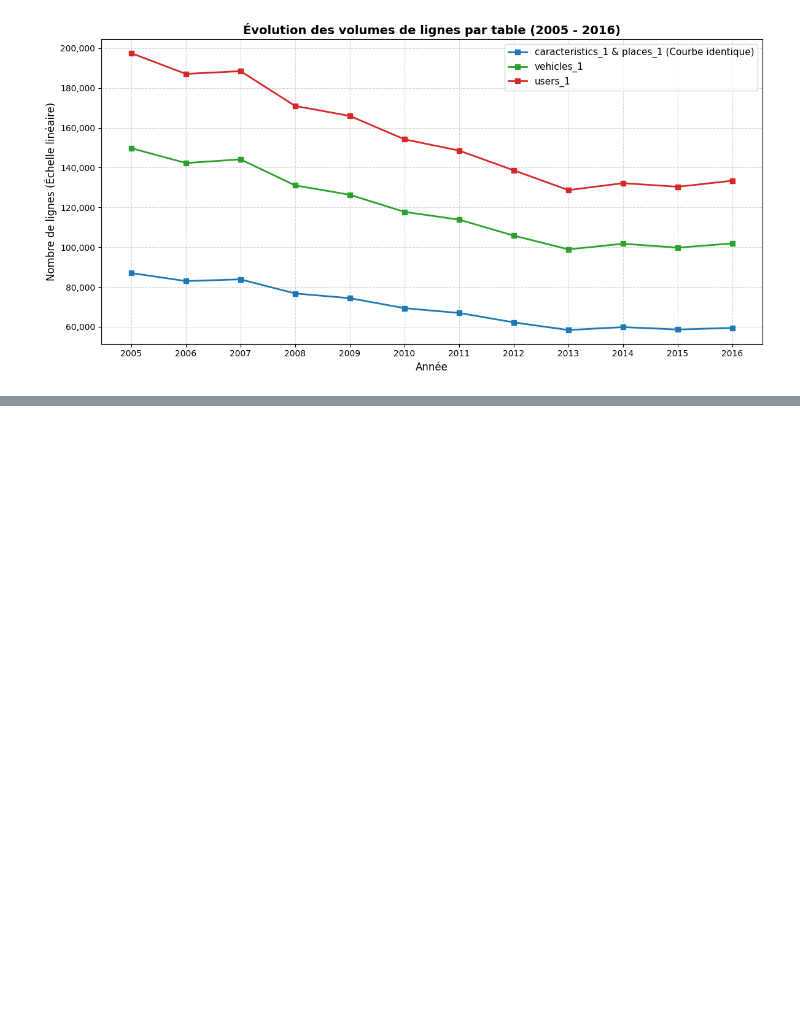
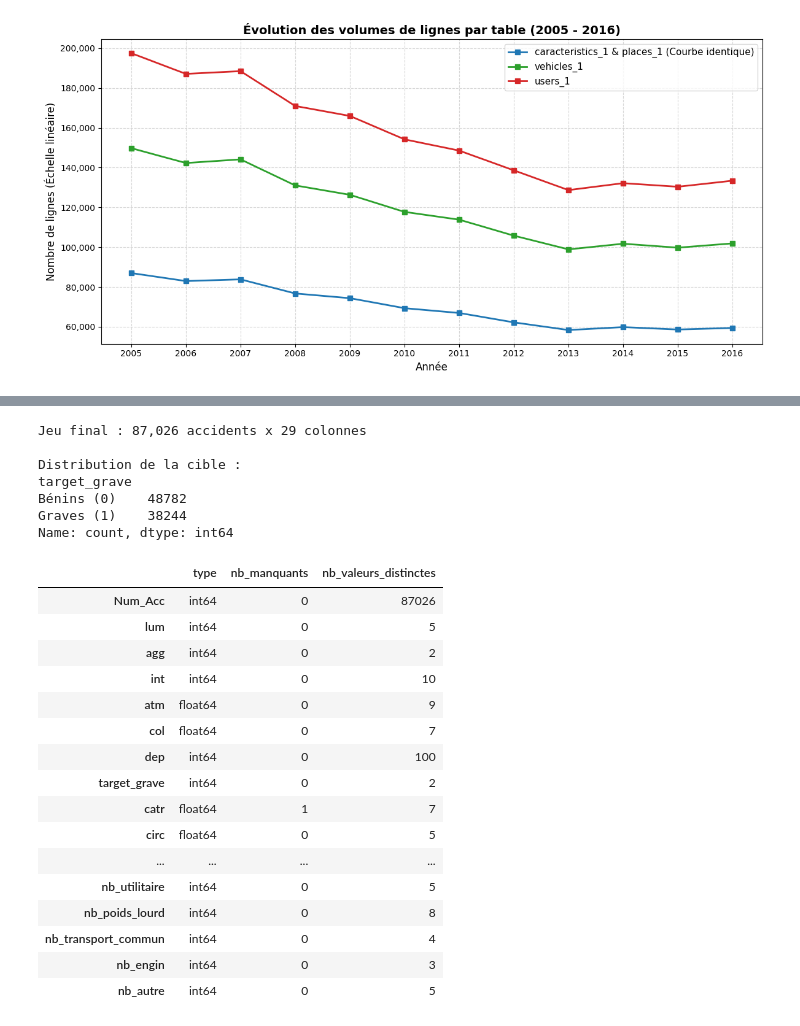
Before and after one commit to mathieu10266/AAA_Prediction-de-la-gravite-des-accidents-de-la-route-en-France, a Jupyter notebook: AAA_Accidents_en_France.ipynb, the cells around one changed output, grey strips where cells are left out. Cells and saved outputs as stored; diff of their text form; code cells hidden in the pictures; blank space fills up the shorter version.

```diff
--- a/AAA_Accidents_en_France.ipynb
+++ b/AAA_Accidents_en_France.ipynb
@@ -838,0 +795,10 @@ Bilan final des volumes synchronisés :
+# %%
+# Jointure 1-1 : caracteristics (avec la cible) + places, sur l'identifiant de l'accident
+df_accidents = caract_2005.merge(places_2005, on='Num_Acc', how='left', validate='one_to_one')
+
+# Contrôles : aucun accident perdu ni dupliqué, et chaque accident a bien sa ligne 'places'
+assert len(df_accidents) == len(caract_2005)
+assert df_accidents['Num_Acc'].is_unique
+assert caract_2005['Num_Acc'].isin(places_2005['Num_Acc']).all()
+print("Tous les accidents de caract_2005 ont une ligne correspondante dans places_2005.")
+print(f"df_accidents après jointure 1-1 : {df_accidents.shape[0]:,} lignes x {df_accidents.shape[1]} colonnes")
@@ -838,0 +1038,40 @@ Bilan final des volumes synchronisés :
+# %%
+assert df_accidents['Num_Acc'].is_unique
+assert 'grav' not in df_accidents.columns
+assert df_accidents['target_grave'].notna().all()
+
+print(f"Jeu final : {df_accidents.shape[0]:,} accidents x {df_accidents.shape[1]} colonnes")
+print("\nDistribution de la cible :")
+print(df_accidents['target_grave'].value_counts().rename({0: 'Bénins (0)', 1: 'Graves (1)'}))
+
+bilan = pd.DataFrame({
+    'type': df_accidents.dtypes.astype(str),
+    'nb_manquants': df_accidents.isna().sum(),
+    'nb_valeurs_distinctes': df_accidents.nunique()
+})
+display(bilan)
+# %% [output]
+Jeu final : 87,026 accidents x 29 colonnes
+
+Distribution de la cible :
+target_grave
+Bénins (0)    48782
+Graves (1)    38244
+Name: count, dtype: int64
+|  | type | nb_manquants | nb_valeurs_distinctes |
+| Num_Acc | int64 | 0 | 87026 |
+| lum | int64 | 0 | 5 |
+| agg | int64 | 0 | 2 |
+| int | int64 | 0 | 10 |
+| atm | float64 | 0 | 9 |
+| col | float64 | 0 | 7 |
+| dep | int64 | 0 | 100 |
+| target_grave | int64 | 0 | 2 |
+| catr | float64 | 1 | 7 |
+| circ | float64 | 0 | 5 |
+| ... | ... | ... | ... |
+| nb_utilitaire | int64 | 0 | 5 |
+| nb_poids_lourd | int64 | 0 | 8 |
+| nb_transport_commun | int64 | 0 | 4 |
+| nb_engin | int64 | 0 | 3 |
+| nb_autre | int64 | 0 | 5 |
```
Also changed, not shown: parts of 52 cells of this notebook.
